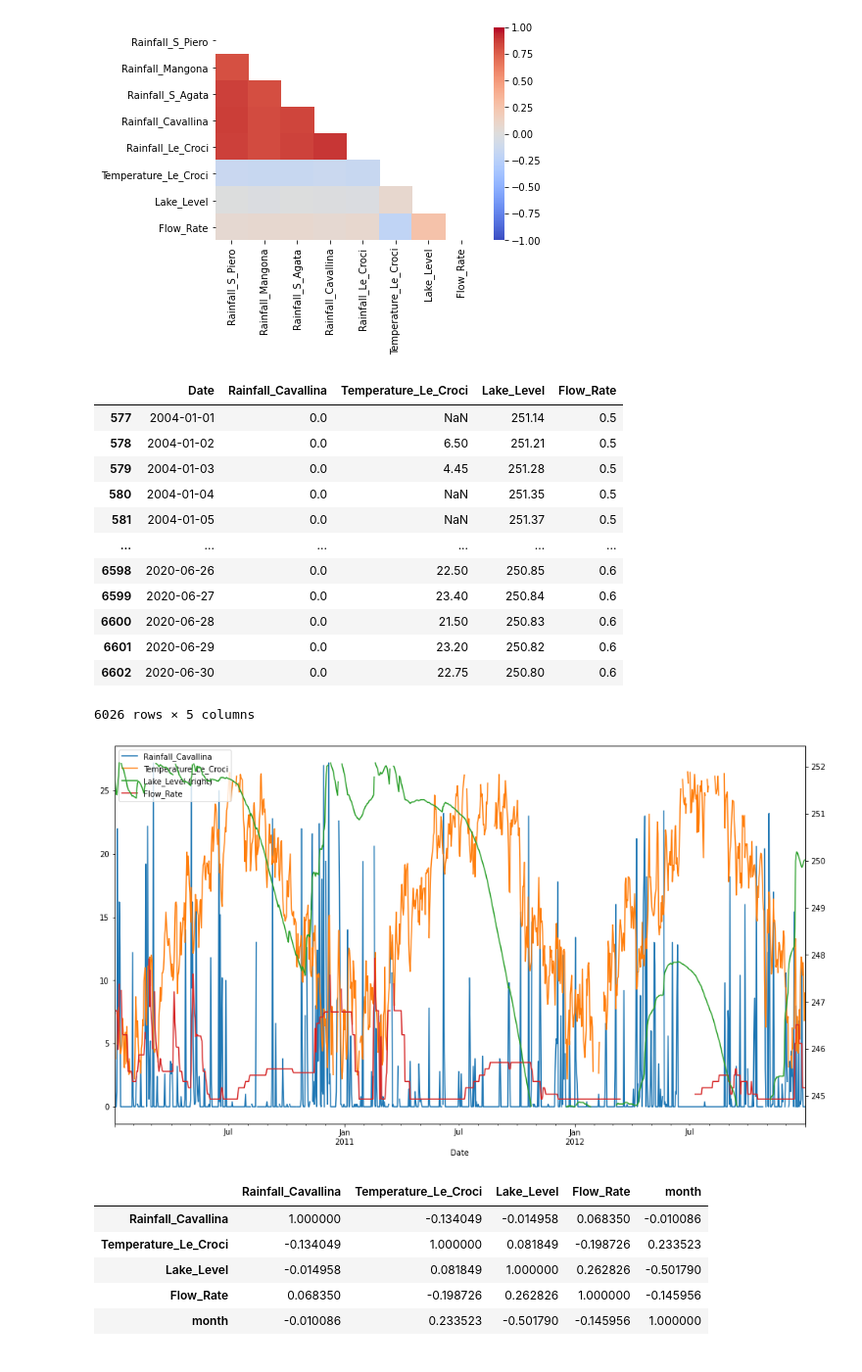
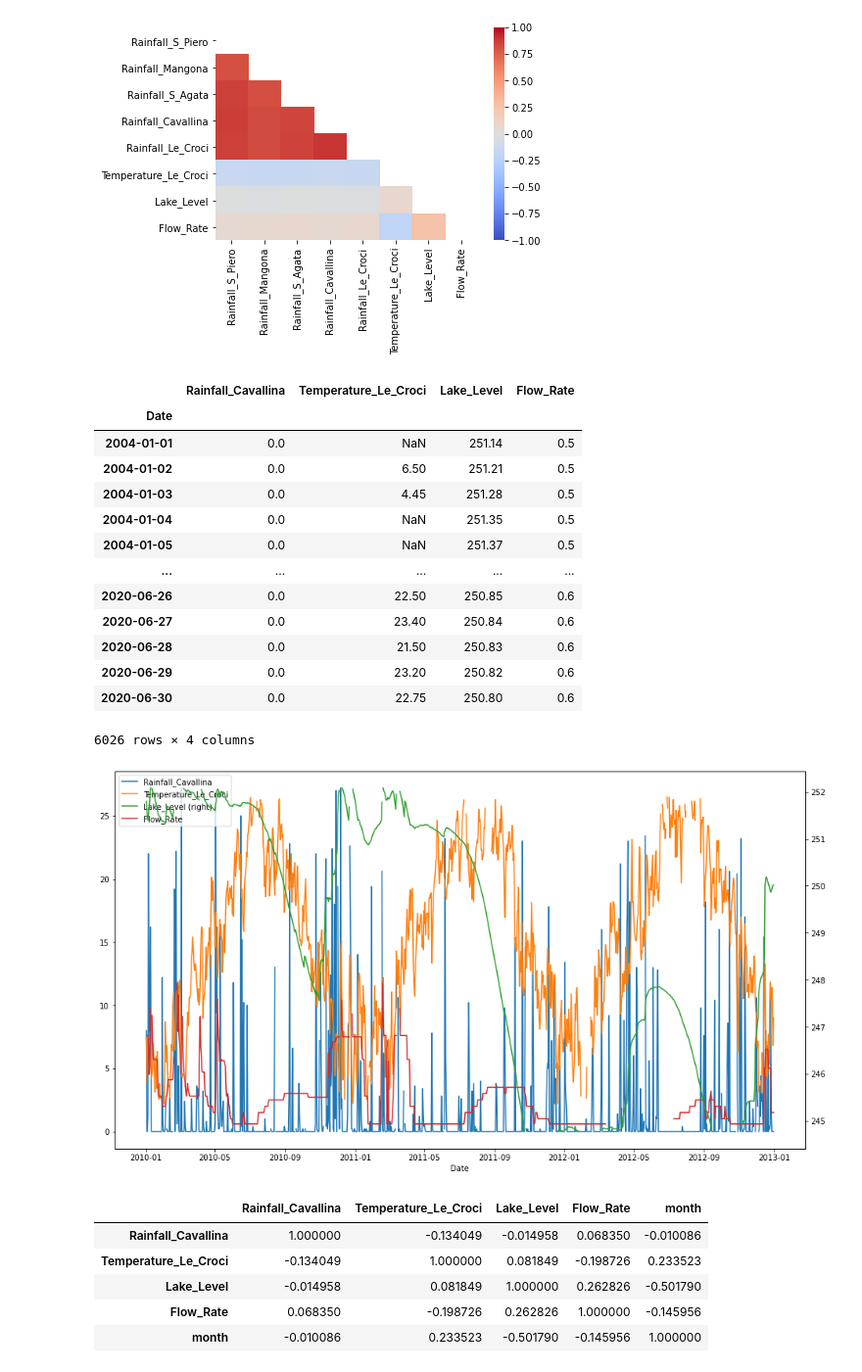
Before and after one commit to KlemenKozelj/master_thesis, a Jupyter notebook: 02_Lake_Bilancino.ipynb, the cells around one changed output. Shown at 98% size. Cells and saved outputs as stored; diff of their text form; code cells hidden in the pictures.

```diff
--- a/02_Lake_Bilancino.ipynb
+++ b/02_Lake_Bilancino.ipynb
@@ -37,4 +37,6 @@ from shapely.geometry import Polygon
 from sentinelhub import BBox, CRS, DataCollection
 # %%
 df = pd.read_csv('./data/01_removed_outliers/Lake_Bilancino.csv', sep=',', header=0, index_col=0)
-df['Date'] = pd.to_datetime(df['Date'], format='%Y-%m-%d')
+df['Date'] = pd.to_datetime(df['Date']).dt.date
+df = df.set_index('Date', verify_integrity=True)
+df
@@ -47,3 +64,4 @@ msno.matrix(df)
 # %%
 # we cut out top rows with most missing values
-df = df.loc[df['Date'] >= '2004-01-01']
+df = df[df.index >= pd.to_datetime('2004-01-01')]
+df
@@ -70,23 +103,24 @@ correlation_matrix(df)
 df = df.drop(['Rainfall_S_Piero', 'Rainfall_Mangona', 'Rainfall_S_Agata', 'Rainfall_Le_Croci'], axis=1, errors='ignore')
 df
 # %% [output]
-|  | Date | Rainfall_Cavallina | Temperature_Le_Croci | Lake_Level | Flow_Rate |
-| 577 | 2004-01-01 | 0.0 | NaN | 251.14 | 0.5 |
-| 578 | 2004-01-02 | 0.0 | 6.50 | 251.21 | 0.5 |
-| 579 | 2004-01-03 | 0.0 | 4.45 | 251.28 | 0.5 |
-| 580 | 2004-01-04 | 0.0 | NaN | 251.35 | 0.5 |
-| 581 | 2004-01-05 | 0.0 | NaN | 251.37 | 0.5 |
-| ... | ... | ... | ... | ... | ... |
-| 6598 | 2020-06-26 | 0.0 | 22.50 | 250.85 | 0.6 |
-| 6599 | 2020-06-27 | 0.0 | 23.40 | 250.84 | 0.6 |
-| 6600 | 2020-06-28 | 0.0 | 21.50 | 250.83 | 0.6 |
-| 6601 | 2020-06-29 | 0.0 | 23.20 | 250.82 | 0.6 |
-| 6602 | 2020-06-30 | 0.0 | 22.75 | 250.80 | 0.6 |
+|  | Rainfall_Cavallina | Temperature_Le_Croci | Lake_Level | Flow_Rate |
+| Date |  |  |  |  |
+| 2004-01-01 | 0.0 | NaN | 251.14 | 0.5 |
+| 2004-01-02 | 0.0 | 6.50 | 251.21 | 0.5 |
+| 2004-01-03 | 0.0 | 4.45 | 251.28 | 0.5 |
+| 2004-01-04 | 0.0 | NaN | 251.35 | 0.5 |
+| 2004-01-05 | 0.0 | NaN | 251.37 | 0.5 |
+| ... | ... | ... | ... | ... |
+| 2020-06-26 | 0.0 | 22.50 | 250.85 | 0.6 |
+| 2020-06-27 | 0.0 | 23.40 | 250.84 | 0.6 |
+| 2020-06-28 | 0.0 | 21.50 | 250.83 | 0.6 |
+| 2020-06-29 | 0.0 | 23.20 | 250.82 | 0.6 |
+| 2020-06-30 | 0.0 | 22.75 | 250.80 | 0.6 |
-6026 rows × 5 columns
+6026 rows × 4 columns
 # %%
-limit=df[(df['Date'] > '2010-01-01') & (df['Date'] < '2013-01-01')]
-limit.plot(x='Date', secondary_y=['Lake_Level'], figsize=(16, 9))
+limit=df[(df.index > pd.to_datetime('2010-01-01')) & (df.index < pd.to_datetime('2013-01-01'))]
+limit.plot(secondary_y=['Lake_Level'], figsize=(16, 9))
 plt.show()
 # %% [output]
-[figure, old version]
+[figure, new version]
 # %%
```
Also changed, not shown: parts of 9 cells of this notebook.
